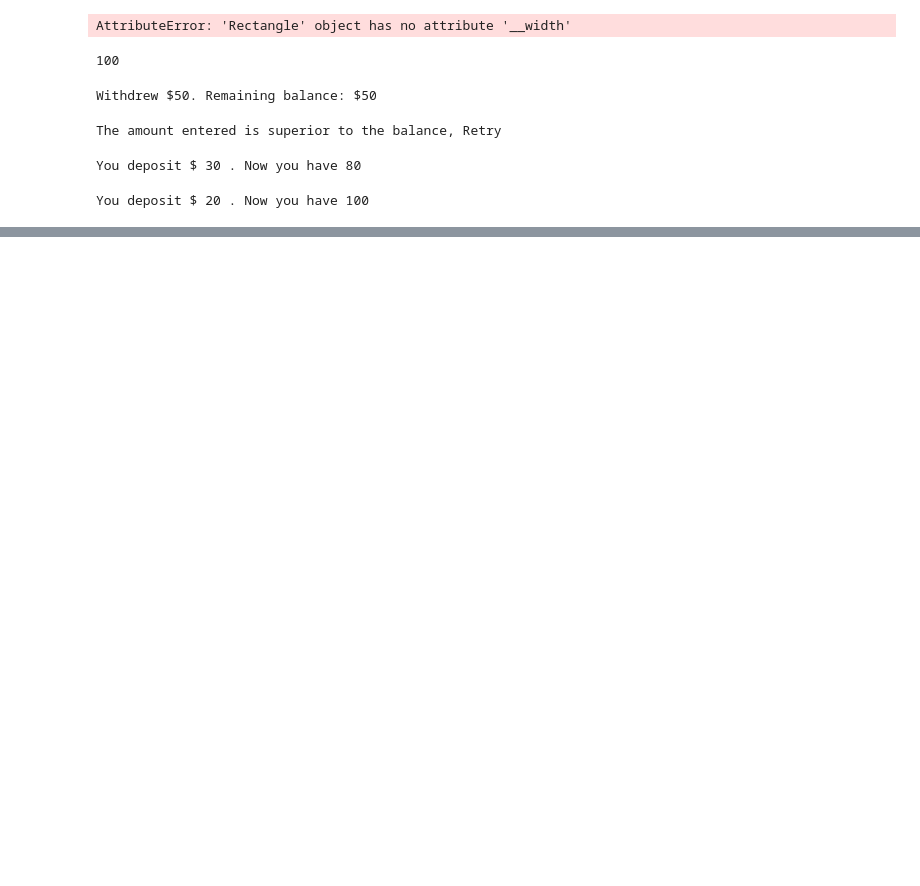
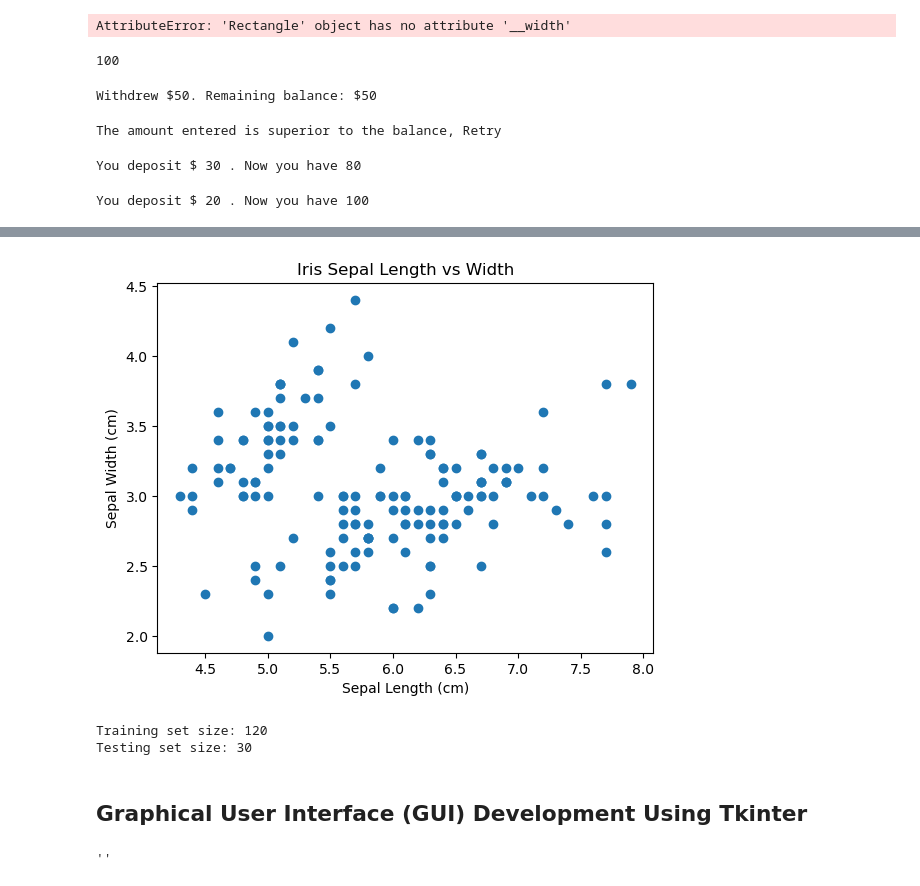
Before and after one commit to Docsho/Data-Mining-Class, a Jupyter notebook: Exercises for beginner.ipynb, the cells around one changed output, grey strips where cells are left out. Cells and saved outputs as stored; diff of their text form; code cells hidden in the pictures; blank space fills up the shorter version.

```diff
--- a/Exercises for beginner.ipynb
+++ b/Exercises for beginner.ipynb
@@ -470,0 +859,7 @@ You deposit $ 20 . Now you have 100
+# %%
+iris = datasets.load_iris()
+iris_df = pd.DataFrame(iris.data, columns=iris.feature_names)
+iris_df['target'] = iris.target
+
+print(iris_df.head())
+print(iris_df.info())
@@ -470,0 +892,19 @@ You deposit $ 20 . Now you have 100
+# %%
+plt.scatter(iris_df['sepal length (cm)'], iris_df['sepal width (cm)'])
+plt.title("Iris Sepal Length vs Width")
+plt.xlabel("Sepal Length (cm)")
+plt.ylabel("Sepal Width (cm)")
+plt.show()
+# %% [output]
+[figure, added]
+# %%
+X_train, X_test, y_train, y_test = train_test_split(
+    iris.data, iris.target, test_size=0.2, random_state=42
+)
+print("Training set size:", len(X_train))
+print("Testing set size:", len(X_test))
+# %% [output]
+Training set size: 120
+Testing set size: 30
+# %% [markdown]
+## Graphical User Interface (GUI) Development Using Tkinter
@@ -470,0 +913,5 @@ You deposit $ 20 . Now you have 100
+# %%
+root = tk.Tk()
+root.title("My First Tkinter App")
+# %% [output]
+''
```
Also changed, not shown: parts of 75 cells of this notebook.
